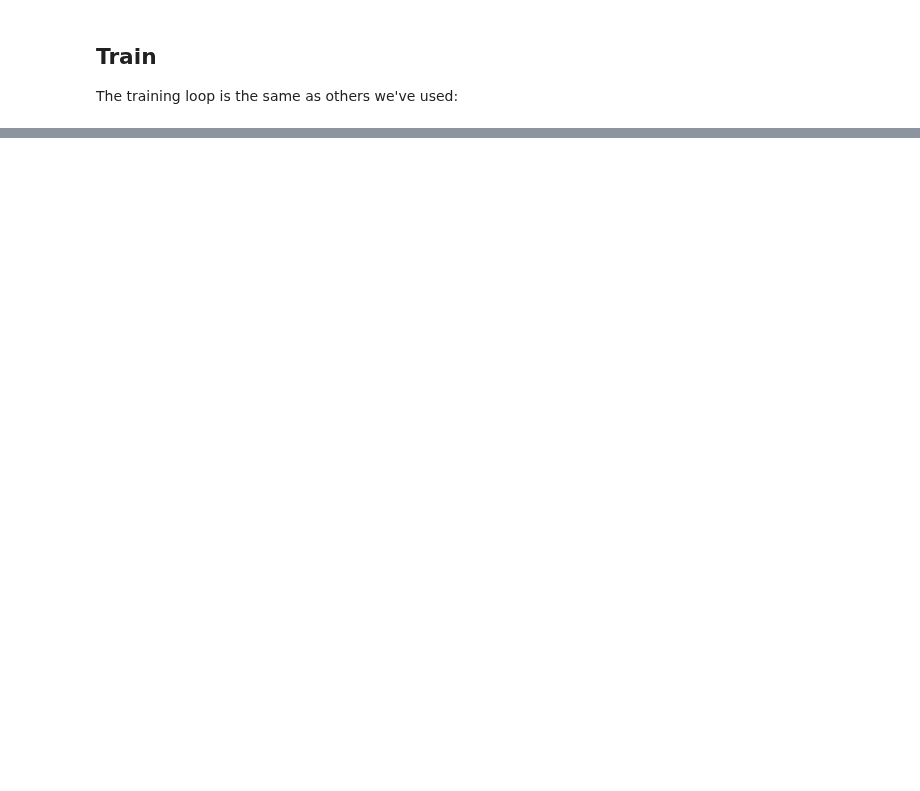
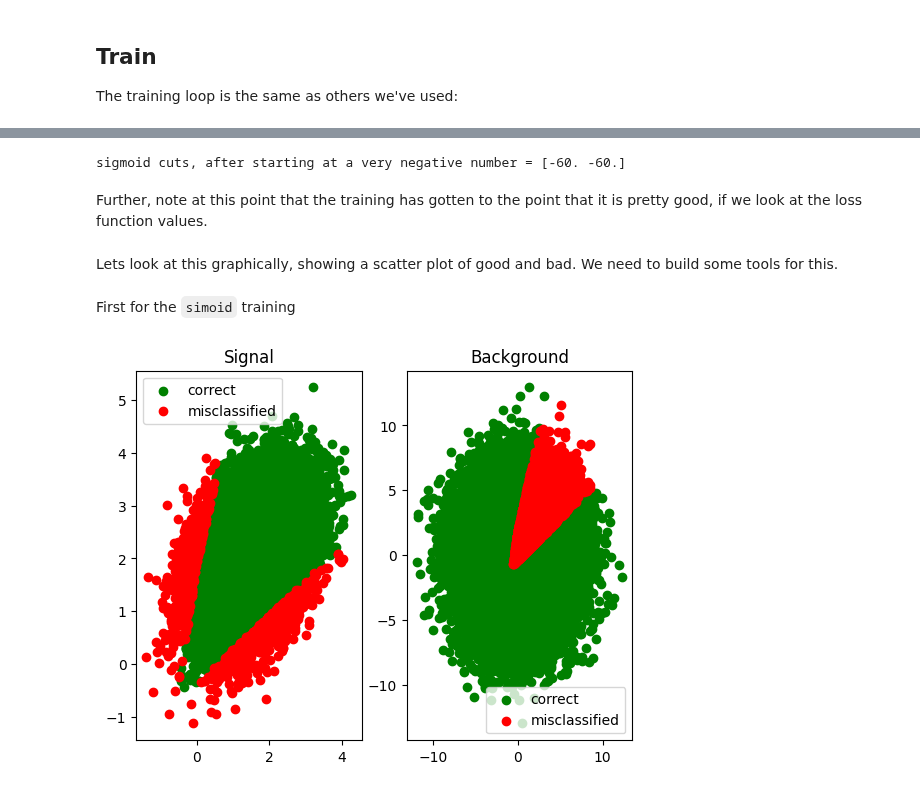
Before and after one commit to gordonwatts/diff-prog-intro, a Jupyter notebook: book/cut_then_nn.ipynb, the cells around one changed output, grey strips where cells are left out. Cells and saved outputs as stored; diff of their text form; code cells hidden in the pictures; blank space fills up the shorter version.

```diff
--- a/book/cut_then_nn.ipynb
+++ b/book/cut_then_nn.ipynb
@@ -398,0 +282,38 @@ The trend observed was generally this - each time I increased the number of trai
+# %%
+print(f'sigmoid cuts, after starting at a very negative number = {params_sigmoid_negative["SelectionCut"]["cuts"]}')
+# %% [output]
+sigmoid cuts, after starting at a very negative number = [-60. -60.]
+# %% [markdown]
+Further, note at this point that the training has gotten to the point that it is pretty good, if we look at the loss function values.
+# %% [markdown]
+Lets look at this graphically, showing a scatter plot of good and bad. We need to build some tools for this.
+# %%
+def plot_in_and_out(model, params):
+    def infer(data, p, m = model):
+        test_preds = m.apply(p, key, data)
+        test_preds = jax.nn.sigmoid(test_preds.squeeze())
+        test_preds = (test_preds > 0.5).astype(jnp.float32)
+        return test_preds
+
+    infer_signal = infer(testing_signal, params)
+    infer_background = infer(testing_background, params)
+
+    def plot_inference(ax, data, results, value, title):
+        good_data = data[results == value]
+        ax.scatter(good_data[:, 0], good_data[:, 1], color='green', label='correct')
+        bad_data = data[results != value]
+        ax.scatter(bad_data[:, 0], bad_data[:, 1], color='red', label='misclassified')
+        ax.set_title(title)
+        ax.legend()
+
+    fig, (ax1,ax2) = plt.subplots(1,2)
+
+    plot_inference(ax1, testing_signal, infer_signal, 1.0, 'Signal')
+    plot_inference(ax2, testing_background, infer_background, 0.0, 'Background')
+    plt.show()
+# %% [markdown]
+First for the `simoid` training
+# %%
+plot_in_and_out(model_sigmoid, params_sigmoid)
+# %% [output]
+[figure, added]
```
Also changed, not shown: parts of 70 cells of this notebook.
